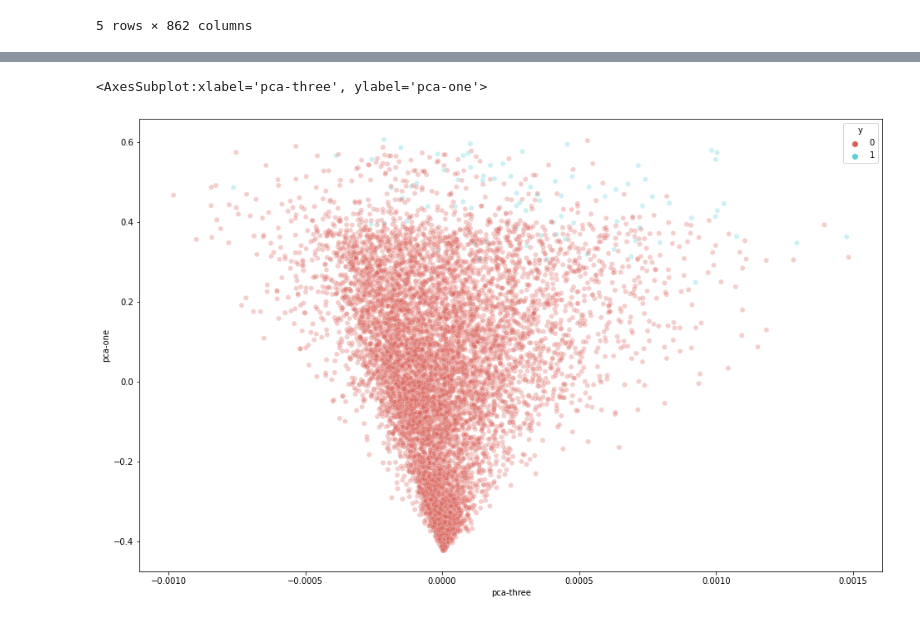
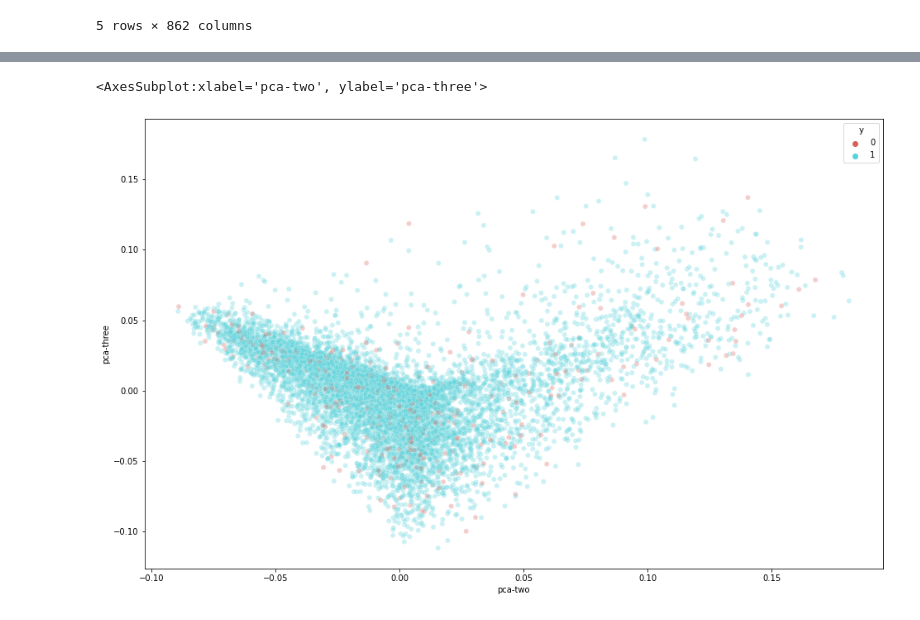
Before and after one commit to quarbby/diplomacy-betrayal, a Jupyter notebook: pipeline-visualising_encodings.ipynb, the cells around one changed output, grey strips where cells are left out. Drawn from its saved outputs; the diff is of its cells as text; code cells hidden in the pictures.

```diff
--- a/pipeline-visualising_encodings.ipynb
+++ b/pipeline-visualising_encodings.ipynb
@@ -399,3 +399,6 @@ Macro validation metrics: F1 = 0.2742699969663262, Precision = 0.507322592748933
 Weighted one-hot encodings generated
 Done
 [figure]
+# %%
+deception = np.squeeze(y_train_deception)
+deception
@@ -402,3 +411,5 @@ Done
+# %%
+out_test['y'] = deception
 # %%
 out_test
 # %% [output]
@@ -435,5 +446,5 @@ print(X.shape, y.shape)
 # %%
-out_test['y'] = out_test.apply(lambda x: 1 if x.rapport>0.5 else 0, axis=1)
+# out_test['y'] = out_test.apply(lambda x: 1 if x.rapport>0.5 else 0, axis=1)
 # %%
 out_test
 # %% [output]
@@ -453,6 +464,6 @@ out_test
 # %%
 pca = PCA(n_components=3)
-pca_result = pca.fit_transform(out_test[['gamemove', 'reasoning', 'shareinfo']].values)
+pca_result = pca.fit_transform(out_test[['gamemove', 'reasoning', 'shareinfo', 'rapport']].values)
 out_test['pca-one'] = pca_result[:,0]
 out_test['pca-two'] = pca_result[:,1]
 out_test['pca-three'] = pca_result[:,2]
@@ -468,14 +479,14 @@ array([  98, 8484, 2435, ..., 6321, 8067, 4189])
 # %%
 plt.figure(figsize=(16,10))
 sns.scatterplot(
-    x="pca-three", y="pca-one",
+    x="pca-two", y="pca-three",
     hue="y",
     palette=sns.color_palette("hls", 2),
     data=out_test.loc[rndperm, :],
     legend="full",
     alpha=0.3
 )
 # %% [output]
-<AxesSubplot:xlabel='pca-three', ylabel='pca-one'>
+<AxesSubplot:xlabel='pca-two', ylabel='pca-three'>
-[figure, old version]
+[figure, new version]
 # %%
```
Also changed, not shown: parts of 12 cells of this notebook, 6 other files.
